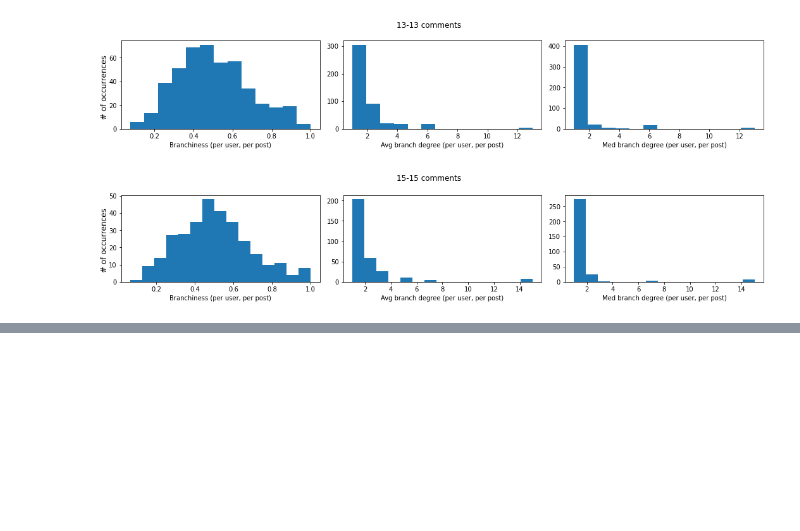
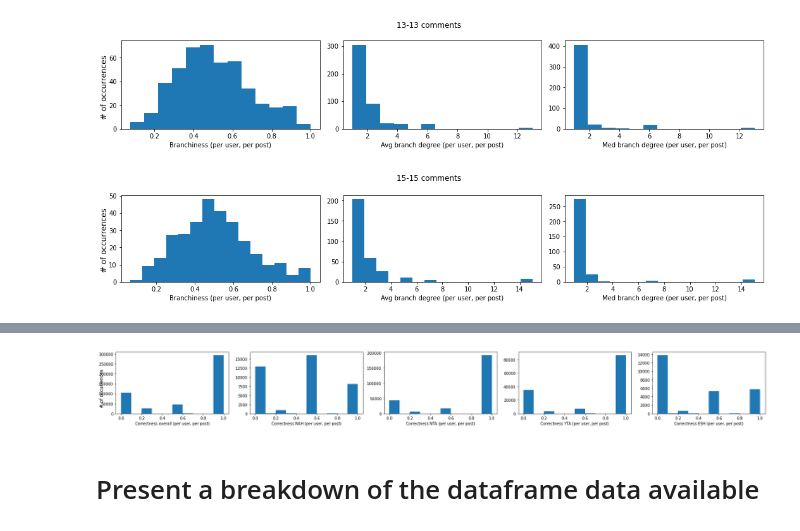
Before and after one commit to cephcyn/cornell_cs6742_a2, a Jupyter notebook: 01_metric_feasibility.ipynb, the cells around one changed output, grey strips where cells are left out. Saved outputs shown, nothing was run; the diff lists cells and outputs as text; code cells hidden in the pictures; blank space fills up the shorter version.

Commit message:
begin multi-metric comparisons

```diff
--- a/01_metric_feasibility.ipynb
+++ b/01_metric_feasibility.ipynb
@@ -815,0 +769,15 @@ vis_comment_ctrl(15)
+# %%
+# Create filtered dataset to avoid graphing data of filtered-out users and OPs
+temp_peruserpost_df = peruserpost_df
+temp_peruserpost_df = temp_peruserpost_df[temp_peruserpost_df['author'].apply(
+    lambda x: x not in restricted_users_list
+)]
+temp_peruserpost_df = temp_peruserpost_df[temp_peruserpost_df.apply(
+    lambda r: r['author'] != gAll[r['id']]['user_op'],
+    axis='columns',
+)]
+
+# Also remove NaN entries
+temp_peruserpost_df = temp_peruserpost_df[temp_peruserpost_df['general_judgement_correct']>=-1]
+
+temp_peruserpost_df[:5]
@@ -815,0 +791,46 @@ vis_comment_ctrl(15)
+# %%
+# Plot frequency of different correctness metric values
+import math
+import matplotlib.pyplot as plt
+
+plt.rcParams['figure.figsize'] = [25, 3]
+fig, axs = plt.subplots(1, 5, sharey=False, tight_layout=True)
+_ = fig.supylabel('# of occurrences')
+
+temp_df = temp_peruserpost_df
+temp = temp_df['general_judgement_correct']
+_ = axs[0].hist(temp, bins=10)
+_ = axs[0].set_xlabel('Correctness overall (per user, per post)')
+temp_posts_sizefilter_tag_df = posts_sizefilter_tag_df[posts_sizefilter_tag_df['final_judgement']=='NAH']
+temp_df = temp_peruserpost_df[temp_peruserpost_df.apply(
+    lambda x: x['id'][3:] in temp_posts_sizefilter_tag_df['id'].values,
+    axis='columns')]
+temp = temp_df['general_judgement_correct']
+_ = axs[1].hist(temp, bins=10)
+_ = axs[1].set_xlabel('Correctness NAH (per user, per post)')
+temp_posts_sizefilter_tag_df = posts_sizefilter_tag_df[posts_sizefilter_tag_df['final_judgement']=='NTA']
+temp_df = temp_peruserpost_df[temp_peruserpost_df.apply(
+    lambda x: x['id'][3:] in temp_posts_sizefilter_tag_df['id'].values,
+    axis='columns')]
+temp = temp_df['general_judgement_correct']
+_ = axs[2].hist(temp, bins=10)
+_ = axs[2].set_xlabel('Correctness NTA (per user, per post)')
+temp_posts_sizefilter_tag_df = posts_sizefilter_tag_df[posts_sizefilter_tag_df['final_judgement']=='YTA']
+temp_df = temp_peruserpost_df[temp_peruserpost_df.apply(
+    lambda x: x['id'][3:] in temp_posts_sizefilter_tag_df['id'].values,
+    axis='columns')]
+temp = temp_df['general_judgement_correct']
+_ = axs[3].hist(temp, bins=10)
+_ = axs[3].set_xlabel('Correctness YTA (per user, per post)')
+temp_posts_sizefilter_tag_df = posts_sizefilter_tag_df[posts_sizefilter_tag_df['final_judgement']=='ESH']
+temp_df = temp_peruserpost_df[temp_peruserpost_df.apply(
+    lambda x: x['id'][3:] in temp_posts_sizefilter_tag_df['id'].values,
+    axis='columns')]
+temp = temp_df['general_judgement_correct']
+_ = axs[4].hist(temp, bins=10)
+_ = axs[4].set_xlabel('Correctness ESH (per user, per post)')
+plt.show()
+# %% [output]
+[figure, added]
+# %% [markdown]
+# Present a breakdown of the dataframe data available
```
Also changed, not shown: parts of 13 cells of this notebook, 1 other file.
